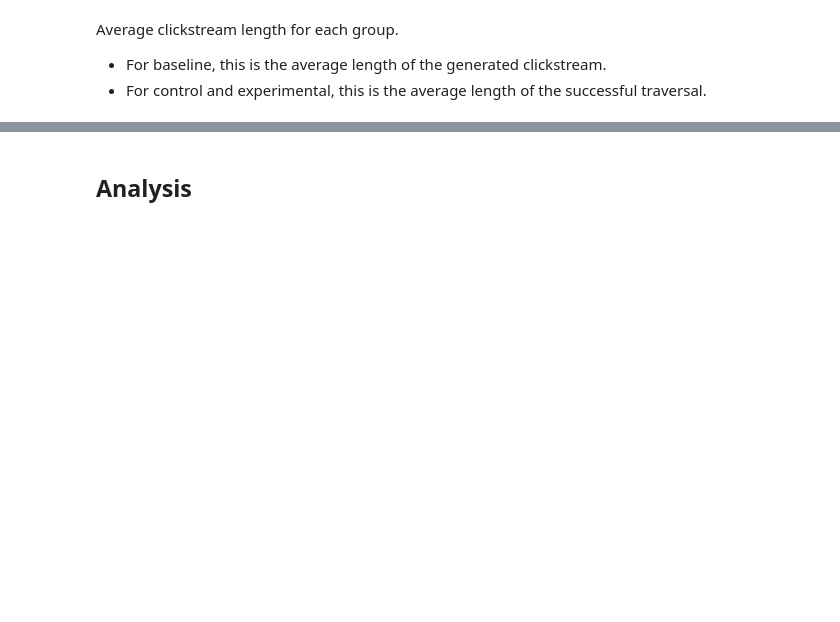
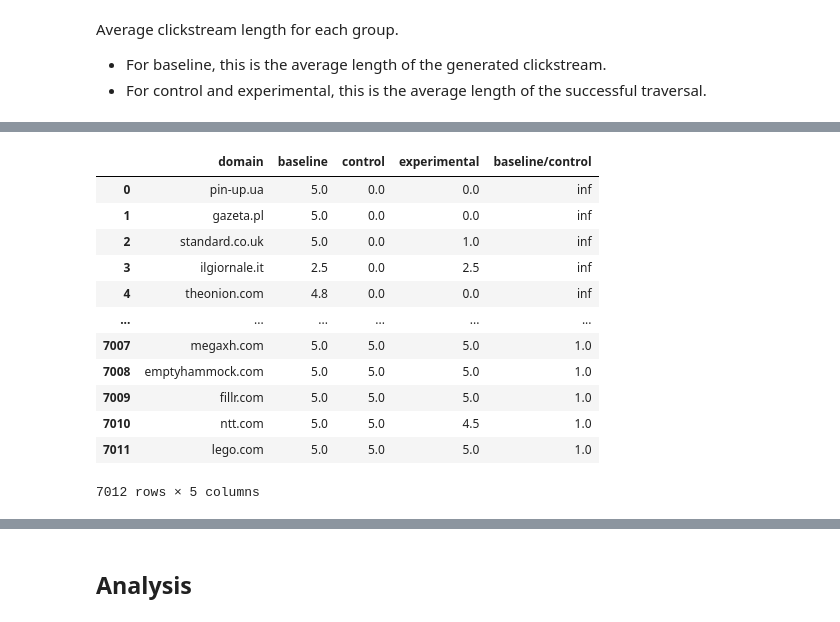
Before and after one commit to maxwellmlin/cookie-classify, a Jupyter notebook: classification_algo.ipynb, the cells around one changed output, grey strips where cells are left out. Saved outputs shown, nothing was run; the diff lists cells and outputs as text; code cells hidden in the pictures; blank space fills up the shorter version.

```diff
--- a/classification_algo.ipynb
+++ b/classification_algo.ipynb
@@ -394 +369,18 @@ KeyboardInterrupt:
+# %%
+clickstream_length_by_domain = pd.read_csv(ANALYSIS_PATH / 'clickstream_length_by_domain.csv')
+clickstream_length_by_domain
+# %% [output]
+|  | domain | baseline | control | experimental | baseline/control |
+| 0 | pin-up.ua | 5.0 | 0.0 | 0.0 | inf |
+| 1 | gazeta.pl | 5.0 | 0.0 | 0.0 | inf |
+| 2 | standard.co.uk | 5.0 | 0.0 | 1.0 | inf |
+| 3 | ilgiornale.it | 2.5 | 0.0 | 2.5 | inf |
+| 4 | theonion.com | 4.8 | 0.0 | 0.0 | inf |
+| ... | ... | ... | ... | ... | ... |
+| 7007 | megaxh.com | 5.0 | 5.0 | 5.0 | 1.0 |
+| 7008 | emptyhammock.com | 5.0 | 5.0 | 5.0 | 1.0 |
+| 7009 | fillr.com | 5.0 | 5.0 | 5.0 | 1.0 |
+| 7010 | ntt.com | 5.0 | 5.0 | 4.5 | 1.0 |
+| 7011 | lego.com | 5.0 | 5.0 | 5.0 | 1.0 |
+7012 rows × 5 columns
 # %%
```
Also changed, not shown: parts of 23 cells of this notebook.
